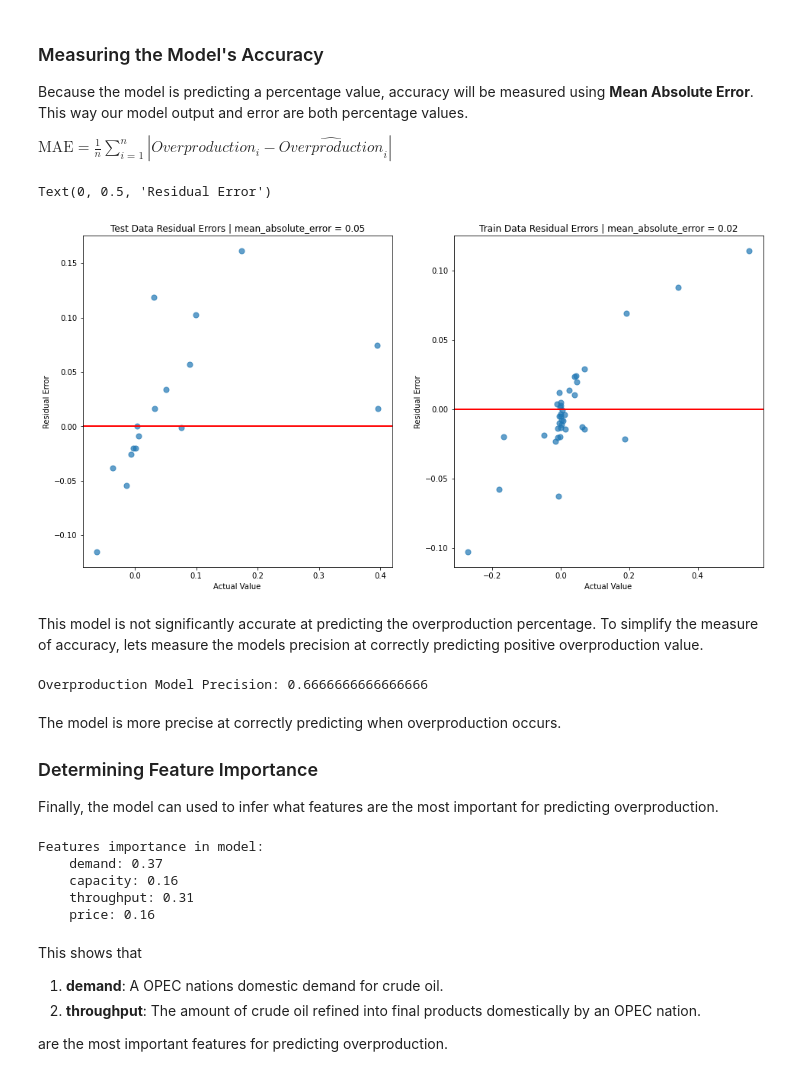
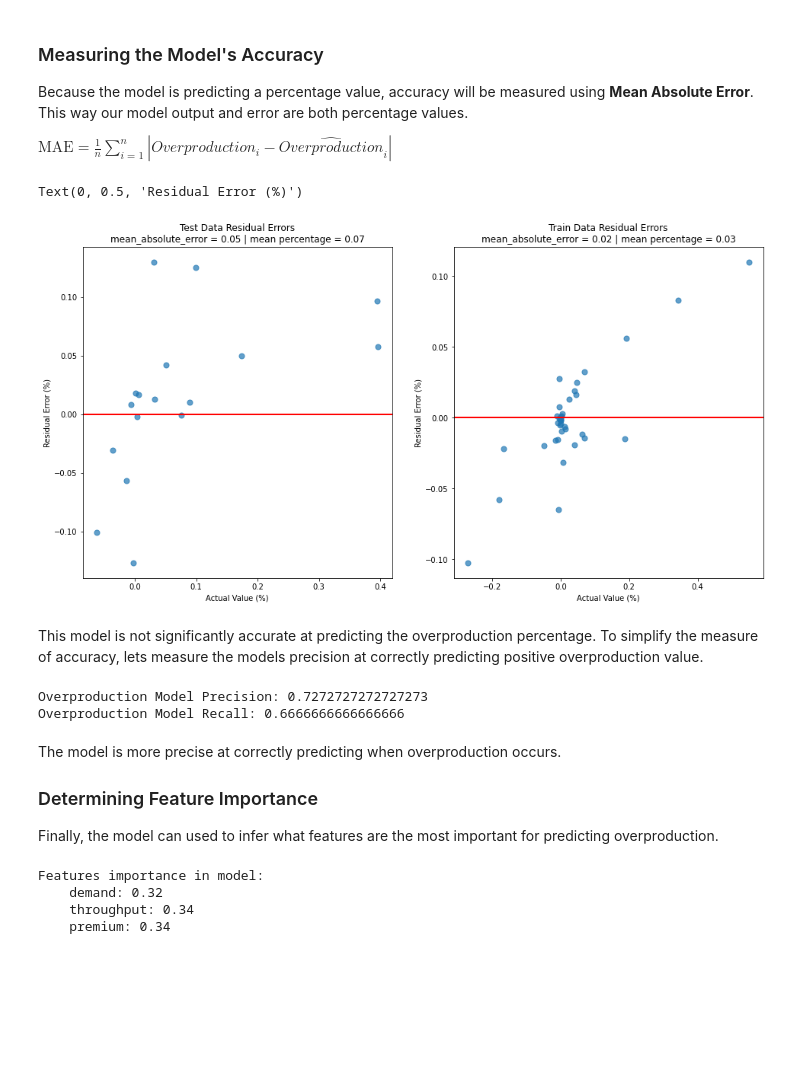
Before and after one commit to willcrodman/data_science_final_project, a Jupyter notebook: final.ipynb, the cells around one changed output. Drawn from its saved outputs; the diff is of its cells as text; code cells hidden in the pictures; blank space fills up the shorter version.

```diff
--- a/final.ipynb
+++ b/final.ipynb
@@ -660,8 +668,12 @@ def merge_opec_datasets(country):
 
     # Combining datasets.
     df = pd.concat(columns, axis=1)
+
+    # Adding two new features.
+    df['premium'] = (df['price'] - oil_spot_prices_df['OPEC']['ORB']) / oil_spot_prices_df['OPEC']['ORB']
+    df['overproduction'] = (df['production'] - df['target']) / df['target']
+
     df = df[(df.index >= '1983-01-01') & (df.index <= '2021-01-01')]
-    df['overproduction'] = (df['production'] - df['target']) / df['target']
 
     # Filling np.NaNs for ML.
     df = df.dropna(subset=['overproduction'])
@@ -723,6 +743,6 @@ fig.tight_layout()
 # %%
 # Splitting features.
-X, y = df.drop(columns=['production', 'target', 'overproduction']), df['overproduction']
+X, y = df.drop(columns=['production', 'target', 'overproduction', 'price', 'capacity']), df['overproduction']
 
 # Separating train and test.
 X_train, X_test, y_train, y_test = train_test_split(X, y, test_size=0.3, random_state=42)
@@ -746,39 +766,42 @@ $\text{MAE} = \frac{1}{n} \sum_{i=1}^{n} |Overproduction_i - \hat{Overproduction
 # %%
 fig, axs = plt.subplots(1, 2, figsize=(16, 8))
 
 # Testing model accuracy.
 y_pred_test = model.predict(X_test)
 residuals_test = y_test - y_pred_test
 mae_test = mean_absolute_error(y_test, y_pred_test)
 
 axs[0].scatter(y_test , residuals_test, alpha=0.7, s=50)
 axs[0].axhline(y=0, color='r', linestyle='-', linewidth=2)
-axs[0].set_title(f'Test Data Residual Errors | mean_absolute_error = {mae_test:.2f}')
-axs[0].set_xlabel('Actual Value')
-axs[0].set_ylabel('Residual Error')
+axs[0].set_title(f'Test Data Residual Errors\nmean_absolute_error = {mae_test:.2f} | mean percentage = {y_test.mean():.2f}')
+axs[0].set_xlabel('Actual Value (%)')
+axs[0].set_ylabel('Residual Error (%)')
 
 # Model accuracy for training set.
 y_pred_train = model.predict(X_train)
 residuals_train = y_train - y_pred_train
 mae_train = mean_absolute_error(y_train, y_pred_train)
 
 axs[1].scatter(y_train , residuals_train, alpha=0.7, s=50)
 axs[1].axhline(y=0, color='r', linestyle='-', linewidth=2)
-axs[1].set_title(f'Train Data Residual Errors | mean_absolute_error = {mae_train:.2f}')
-axs[1].set_xlabel('Actual Value')
-axs[1].set_ylabel('Residual Error')
+axs[1].set_title(f'Train Data Residual Errors\nmean_absolute_error = {mae_train:.2f} | mean percentage = {y_train.mean():.2f}')
+axs[1].set_xlabel('Actual Value (%)')
+axs[1].set_ylabel('Residual Error (%)')
 # %% [output]
-Text(0, 0.5, 'Residual Error')
+Text(0, 0.5, 'Residual Error (%)')
-[figure, old version]
+[figure, new version]
 # %% [markdown]
 This model is not significantly accurate at predicting the overproduction percentage. To simplify the measure of accuracy, lets measure the models precision at correctly predicting positive overproduction value.
 # %%
 test = list(map(lambda x: x > 0, y_test))
 pred = list(map(lambda x: x > 0, y_pred_test))
 precision = precision_score(test, pred)
+recall = recall_score(test, pred)
 print("Overproduction Model Precision:", precision)
+print("Overproduction Model Recall:", recall)
 # %% [output]
-Overproduction Model Precision: 0.6666666666666666
+Overproduction Model Precision: 0.7272727272727273
+Overproduction Model Recall: 0.6666666666666666
 # %% [markdown]
 The model is more precise at correctly predicting when overproduction occurs.
 
@@ -792,14 +815,6 @@ for feature, importance in importances.items():
     print(f"    {feature}: {importance:.2f}")
 # %% [output]
 Features importance in model:
-    demand: 0.37
-    capacity: 0.16
-    throughput: 0.31
-    price: 0.16
+    demand: 0.32
+    throughput: 0.34
+    premium: 0.34
-# %% [markdown]
-This shows that
-
-1. **demand**: A OPEC nations domestic demand for crude oil.
-2. **throughput**: The amount of crude oil refined into final products domestically by an OPEC nation.
-
-are the most important features for predicting overproduction.
```
Also changed, not shown: parts of 13 cells of this notebook, 4 other files.
